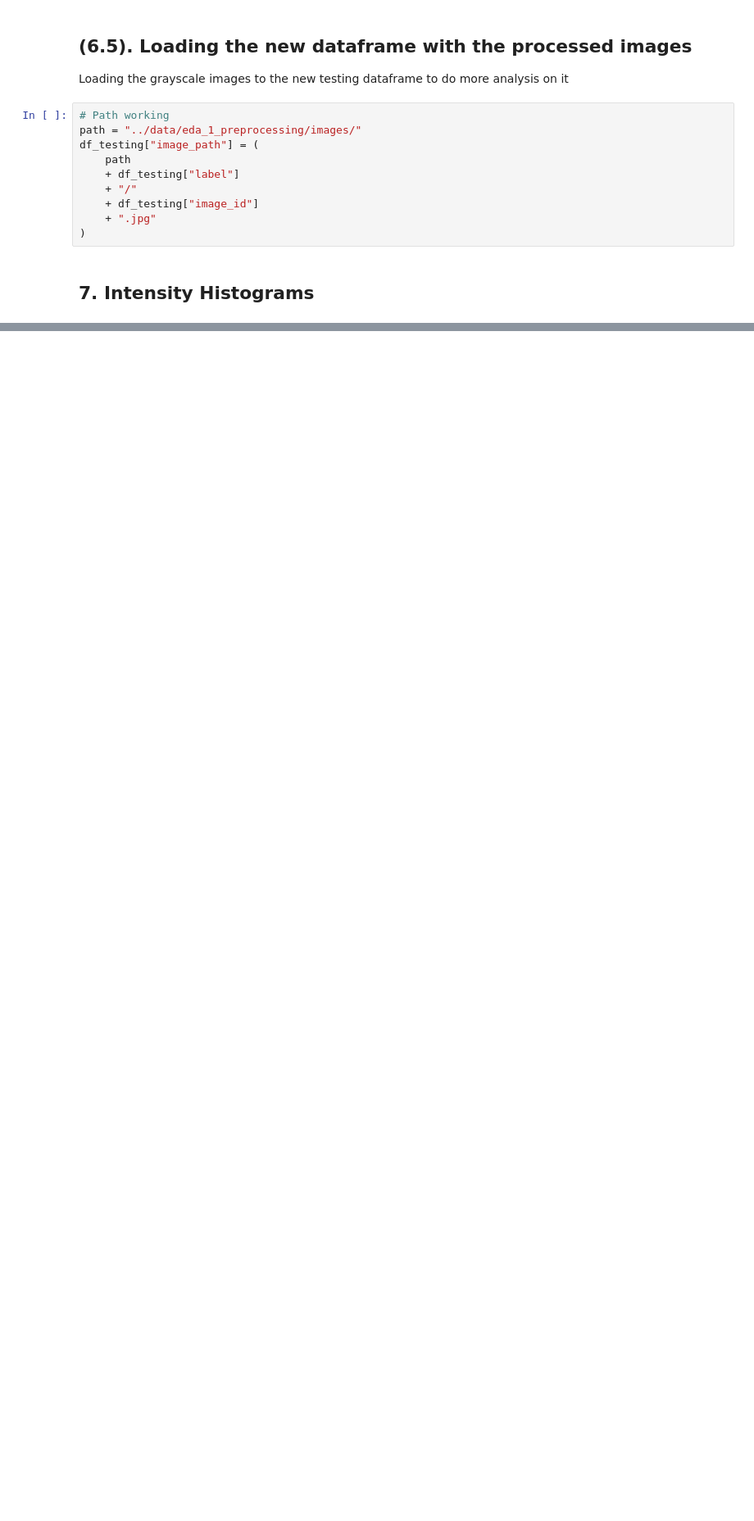
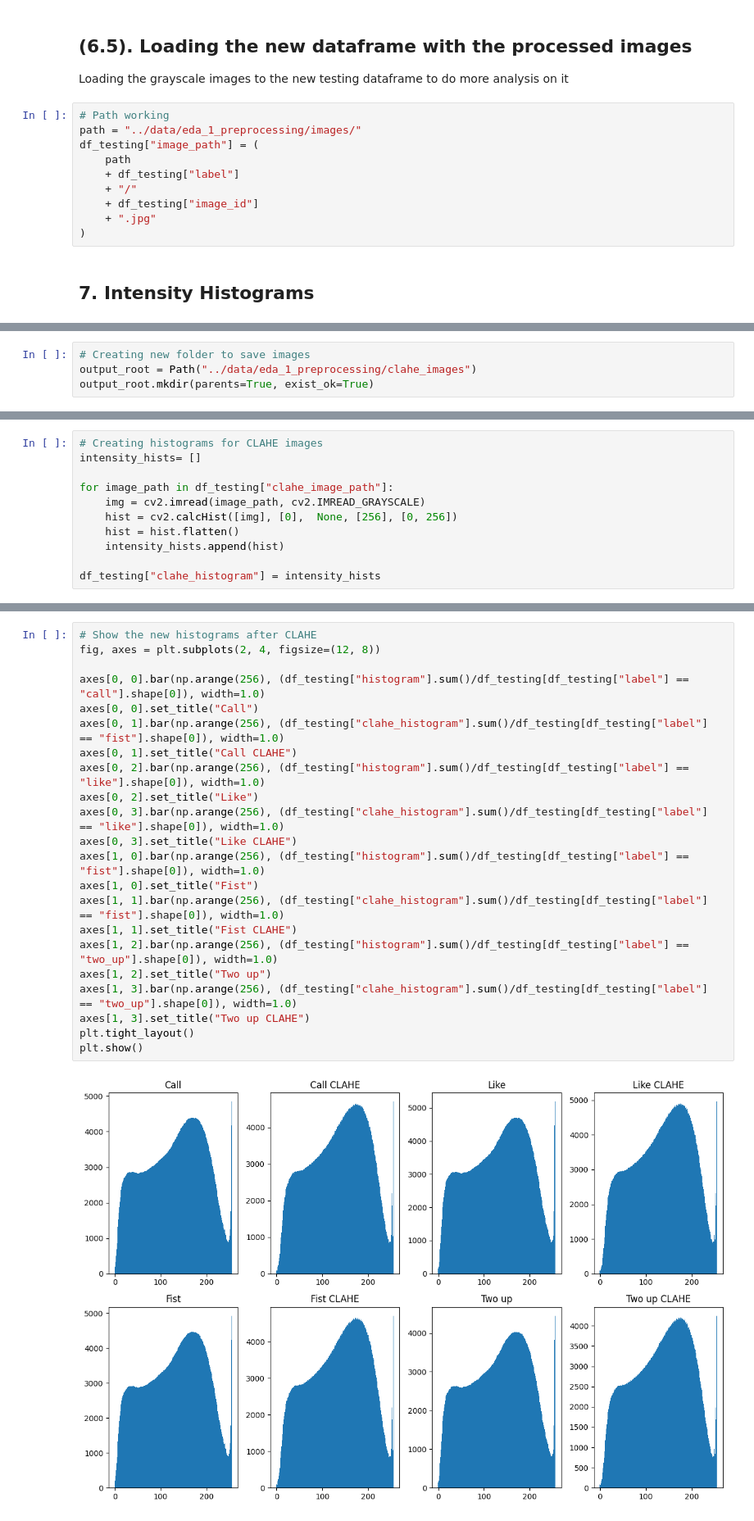
Before and after one commit to DiegoMucha/WaveSlide, a Jupyter notebook: notebooks/01_data_understanding.ipynb, the cells around one changed output, grey strips where cells are left out. Shown at 82% size. Saved outputs shown, nothing was run; the diff lists cells and outputs as text; blank space fills up the shorter version.

```diff
--- a/notebooks/01_data_understanding.ipynb
+++ b/notebooks/01_data_understanding.ipynb
@@ -440,0 +396,4 @@ plt.show()
+# %%
+# Creating new folder to save images
+output_root = Path("../data/eda_1_preprocessing/clahe_images")
+output_root.mkdir(parents=True, exist_ok=True)
@@ -440,0 +420,11 @@ plt.show()
+# %%
+# Creating histograms for CLAHE images
+intensity_hists= []
+
+for image_path in df_testing["clahe_image_path"]:
+    img = cv2.imread(image_path, cv2.IMREAD_GRAYSCALE)
+    hist = cv2.calcHist([img], [0],  None, [256], [0, 256])
+    hist = hist.flatten()
+    intensity_hists.append(hist)
+
+df_testing["clahe_histogram"] = intensity_hists
@@ -440,0 +434,24 @@ plt.show()
+# %%
+# Show the new histograms after CLAHE
+fig, axes = plt.subplots(2, 4, figsize=(12, 8))
+
+axes[0, 0].bar(np.arange(256), (df_testing["histogram"].sum()/df_testing[df_testing["label"] == "call"].shape[0]), width=1.0)
+axes[0, 0].set_title("Call")
+axes[0, 1].bar(np.arange(256), (df_testing["clahe_histogram"].sum()/df_testing[df_testing["label"] == "fist"].shape[0]), width=1.0)
+axes[0, 1].set_title("Call CLAHE")
+axes[0, 2].bar(np.arange(256), (df_testing["histogram"].sum()/df_testing[df_testing["label"] == "like"].shape[0]), width=1.0)
+axes[0, 2].set_title("Like")
+axes[0, 3].bar(np.arange(256), (df_testing["clahe_histogram"].sum()/df_testing[df_testing["label"] == "like"].shape[0]), width=1.0)
+axes[0, 3].set_title("Like CLAHE")
+axes[1, 0].bar(np.arange(256), (df_testing["histogram"].sum()/df_testing[df_testing["label"] == "fist"].shape[0]), width=1.0)
+axes[1, 0].set_title("Fist")
+axes[1, 1].bar(np.arange(256), (df_testing["clahe_histogram"].sum()/df_testing[df_testing["label"] == "fist"].shape[0]), width=1.0)
+axes[1, 1].set_title("Fist CLAHE")
+axes[1, 2].bar(np.arange(256), (df_testing["histogram"].sum()/df_testing[df_testing["label"] == "two_up"].shape[0]), width=1.0)
+axes[1, 2].set_title("Two up")
+axes[1, 3].bar(np.arange(256), (df_testing["clahe_histogram"].sum()/df_testing[df_testing["label"] == "two_up"].shape[0]), width=1.0)
+axes[1, 3].set_title("Two up CLAHE")
+plt.tight_layout()
+plt.show()
+# %% [output]
+[figure, added]
```
Also changed, not shown: parts of 28 cells of this notebook.
